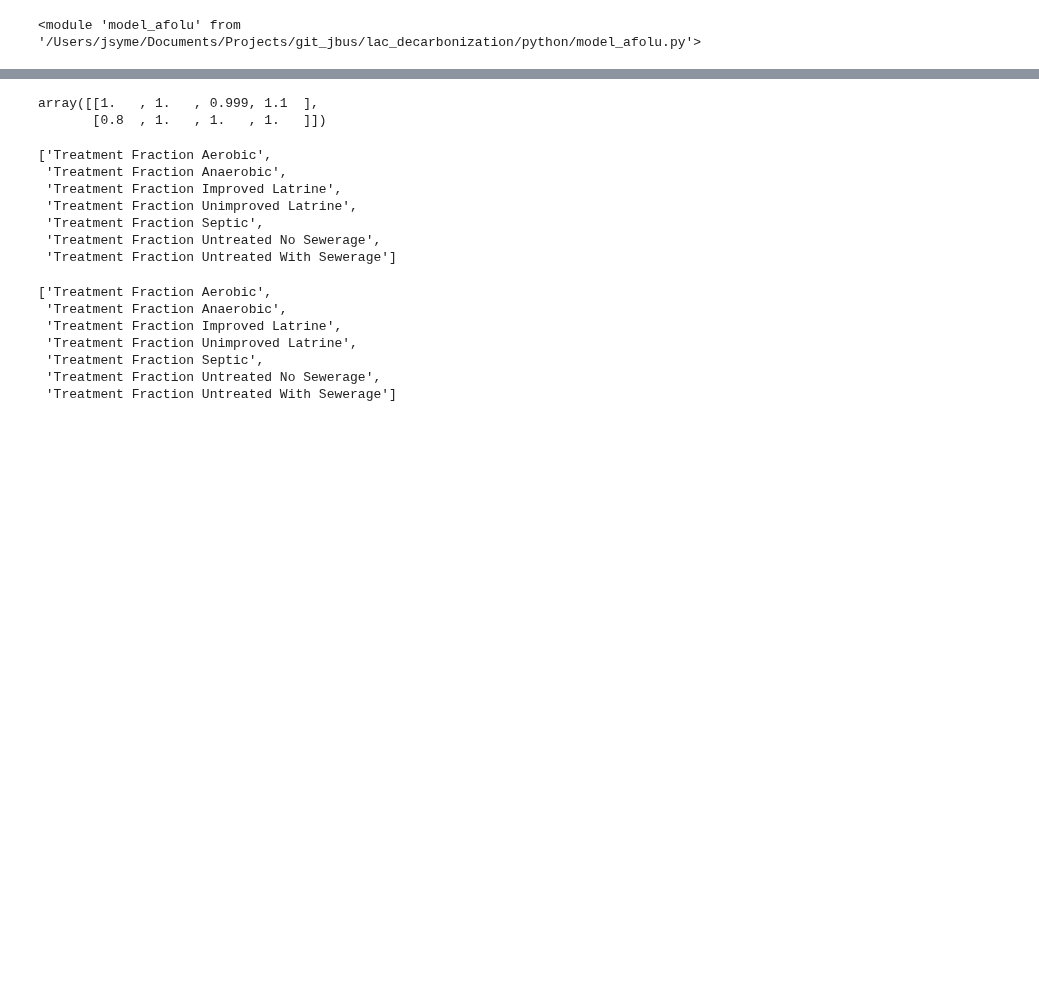
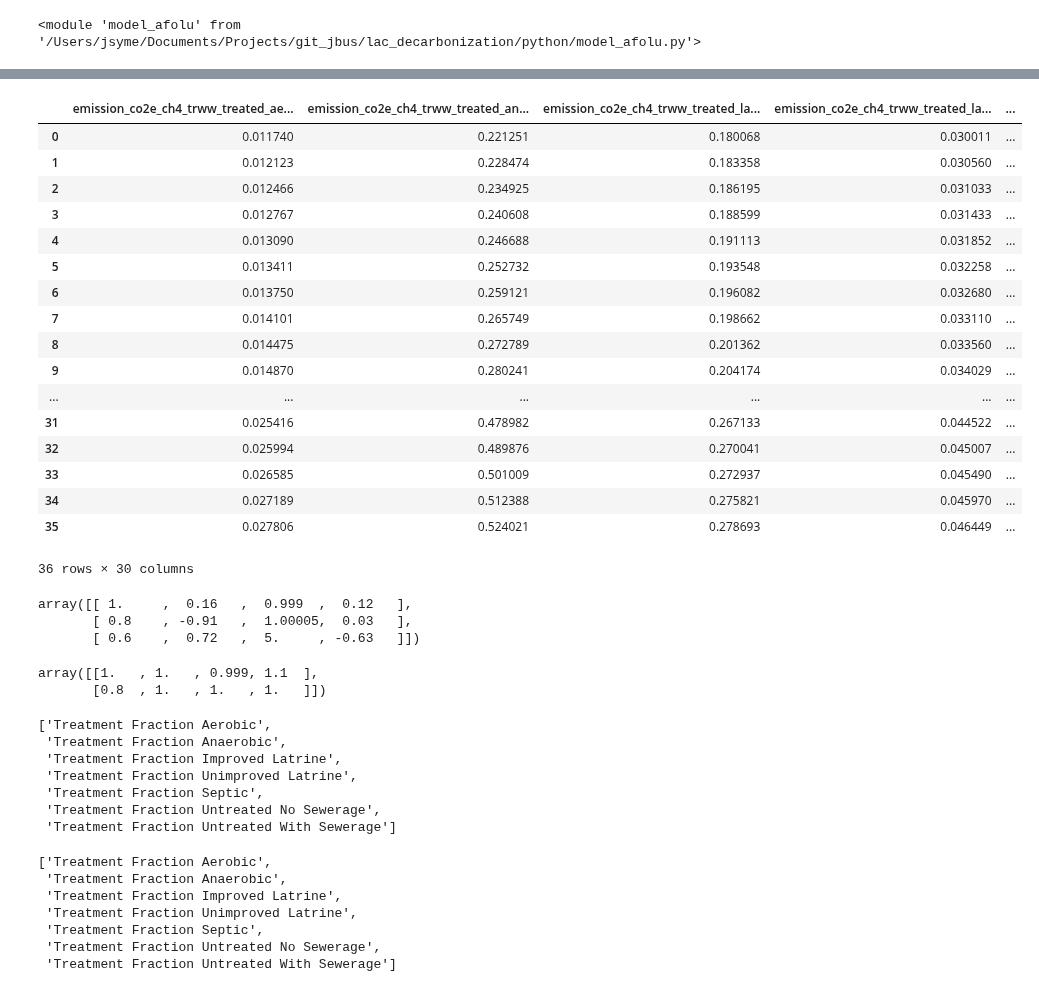
Before and after one commit to jarojasag/lac_decarbonization, a Jupyter notebook: python/build_waste.ipynb, the cells around one changed output, grey strips where cells are left out. Saved outputs shown, nothing was run; the diff lists cells and outputs as text; code cells hidden in the pictures; blank space fills up the shorter version.

```diff
--- a/python/build_waste.ipynb
+++ b/python/build_waste.ipynb
@@ -795,3 +883,39 @@ year
+# %%
+out[[x for x in out.columns if "emission_co2e" in x]]
+# %% [output]
+|  | emission_co2e_ch4_trww_treated_ae... | emission_co2e_ch4_trww_treated_an... | emission_co2e_ch4_trww_treated_la... | emission_co2e_ch4_trww_treated_la... | ... |
+| 0 | 0.011740 | 0.221251 | 0.180068 | 0.030011 | ... |
+| 1 | 0.012123 | 0.228474 | 0.183358 | 0.030560 | ... |
+| 2 | 0.012466 | 0.234925 | 0.186195 | 0.031033 | ... |
+| 3 | 0.012767 | 0.240608 | 0.188599 | 0.031433 | ... |
+| 4 | 0.013090 | 0.246688 | 0.191113 | 0.031852 | ... |
+| 5 | 0.013411 | 0.252732 | 0.193548 | 0.032258 | ... |
+| 6 | 0.013750 | 0.259121 | 0.196082 | 0.032680 | ... |
+| 7 | 0.014101 | 0.265749 | 0.198662 | 0.033110 | ... |
+| 8 | 0.014475 | 0.272789 | 0.201362 | 0.033560 | ... |
+| 9 | 0.014870 | 0.280241 | 0.204174 | 0.034029 | ... |
+| ... | ... | ... | ... | ... | ... |
+| 31 | 0.025416 | 0.478982 | 0.267133 | 0.044522 | ... |
+| 32 | 0.025994 | 0.489876 | 0.270041 | 0.045007 | ... |
+| 33 | 0.026585 | 0.501009 | 0.272937 | 0.045490 | ... |
+| 34 | 0.027189 | 0.512388 | 0.275821 | 0.045970 | ... |
+| 35 | 0.027806 | 0.524021 | 0.278693 | 0.046449 | ... |
+36 rows × 30 columns
+# %%
+arr1 = np.array([[1.0, 1.0001, 0.999, 1.1], [0.8, 1.0004, 1.00005, 1], [0.6, 5, 5, 1]])
+arr2 = np.array([[0.16, 0.12], [-0.91, 0.03], [0.72, -0.63]])
+
+cols = np.array([1, 3])
+rows = np.arange(len(arr1))
+inds = np.repeat([cols], len(arr1), axis = 0)
+#arr2.flatten(order = "C")
+#p.put_along_axis(arr1, )
+np.put_along_axis(arr1, inds, arr2, axis = 1)
+arr1
+# %% [output]
+array([[ 1.     ,  0.16   ,  0.999  ,  0.12   ],
+       [ 0.8    , -0.91   ,  1.00005,  0.03   ],
+       [ 0.6    ,  0.72   ,  5.     , -0.63   ]])
 # %%
 arr1 = np.array([[1.0, 1.0001, 0.999, 1.1], [0.8, 1.0004, 1.00005, 1]])
 w = np.where((arr1 <= 1 + 0.001) & (arr1 > 1))
```
Also changed, not shown: parts of 12 cells of this notebook, 12 other files.
